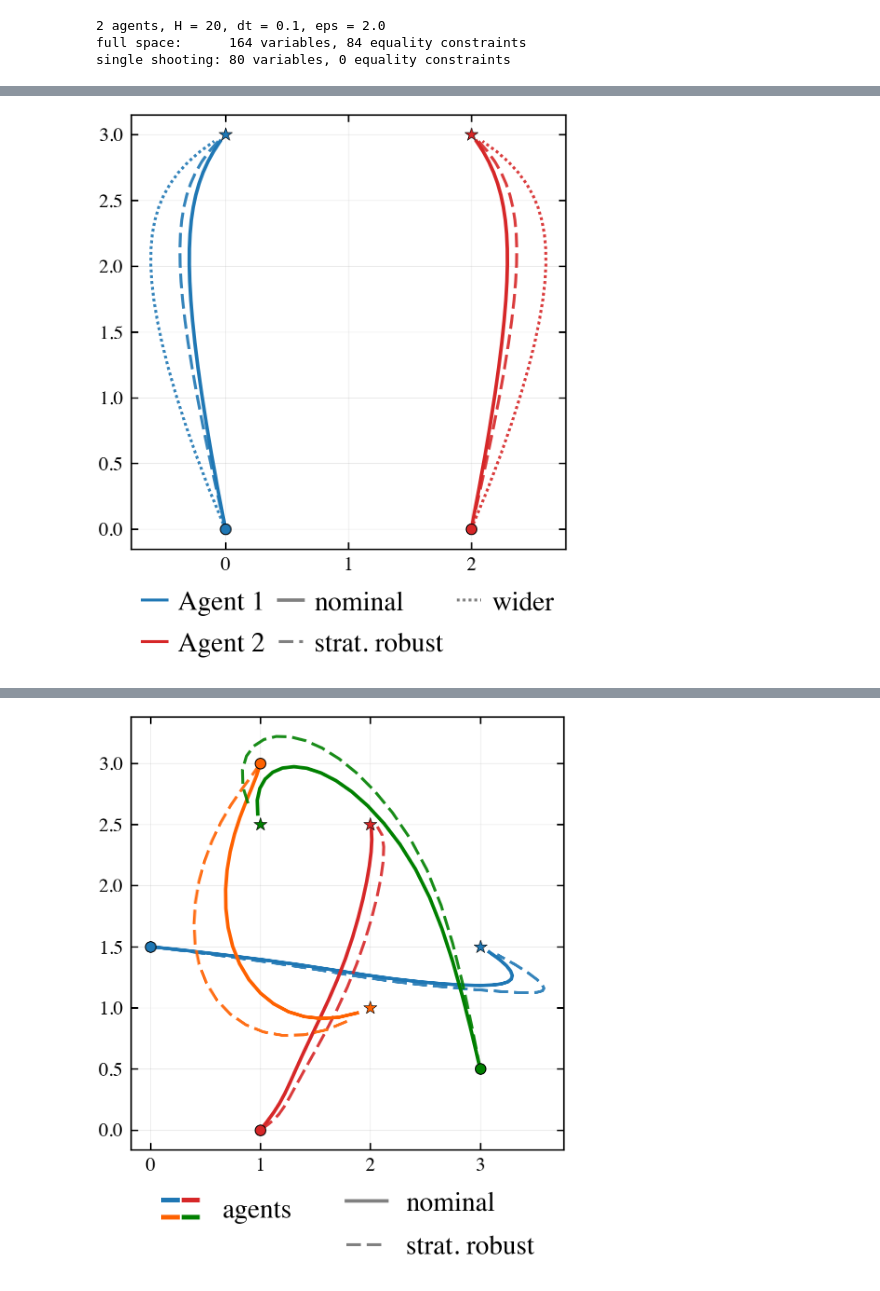
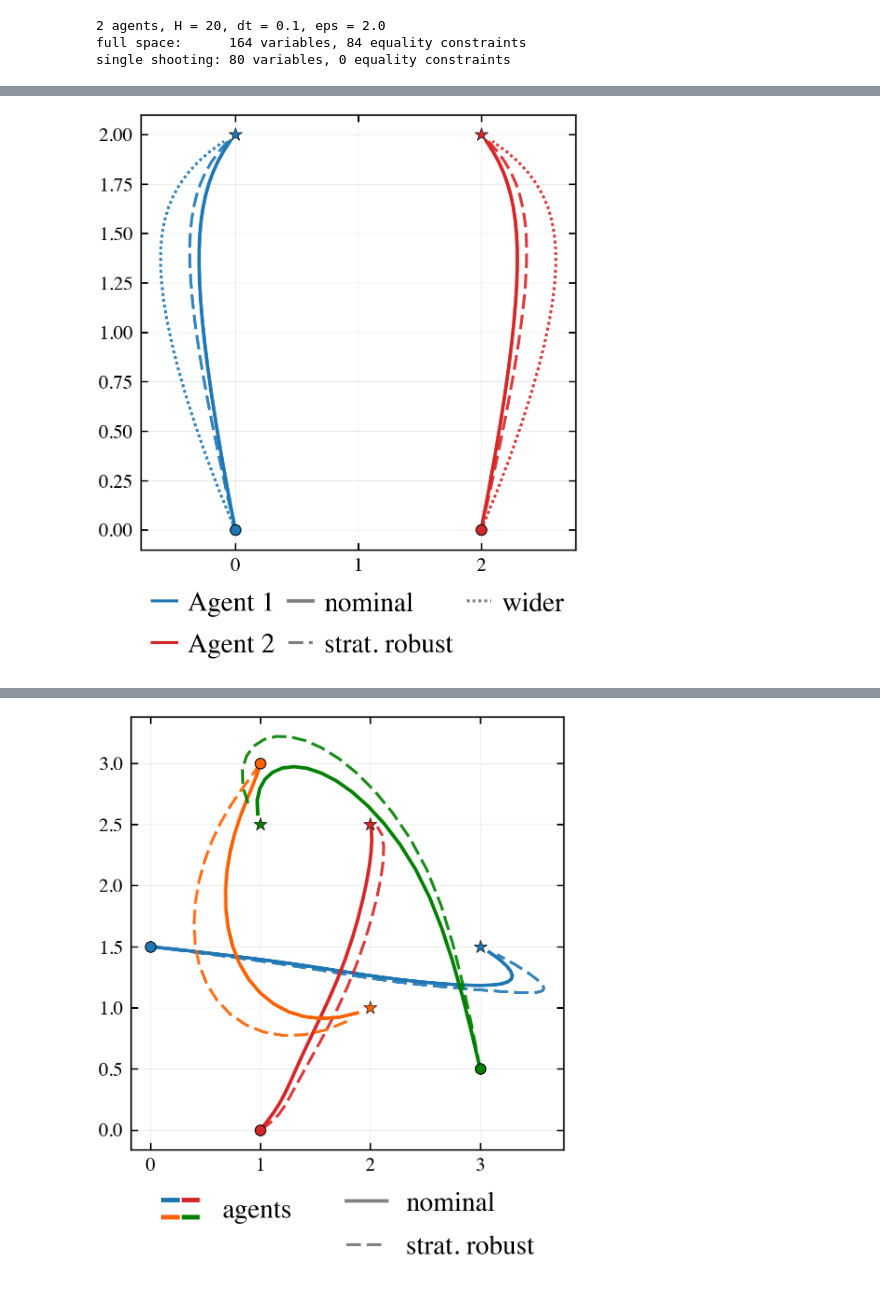
Before and after one commit to victor-qin/strategically_robust_potential_trajopt, a Jupyter notebook: notebooks/collision_example.ipynb, the cells around one changed output, grey strips where cells are left out. Drawn from its saved outputs; the diff is of its cells as text; code cells hidden in the pictures.

```diff
--- a/notebooks/collision_example.ipynb
+++ b/notebooks/collision_example.ipynb
@@ -298,26 +262,26 @@ anticipate.
 # %%
 x0_par = np.array([[0.0, 0.0], [2.0, 0.0]])
-xf_par = np.array([[0.0, 3.0], [2.0, 3.0]])
+xf_par = np.array([[0.0, 2.0], [2.0, 2.0]])
 problem_par = (x0_par, xf_par, A, B, H, Q, R, Qf, n_a, sdim, cdim, pdim)
 
 res_par_nominal = optimize_optimal_shooting(*problem_par, cost_nominal,
                                             distance_cost_grad_func=grad_nominal)
 x_par_nom, u_par_nom = split_solution(res_par_nominal, n_a, H, sdim, cdim)
 res_par_wider = optimize_optimal_shooting(*problem_par, cost_wider,
                                           distance_cost_grad_func=grad_wider,
                                           u_opt=u_par_nom)
 res_par_robust = optimize_everystep_shooting(*problem_par, eps, cost_nominal,
                                              distance_cost_grad_func=grad_nominal,
                                              u_opt=u_par_nom)
 RESULTS_PAR = [res_par_nominal, res_par_wider, res_par_robust]
 
 plotting.plot_trajectories(res_par_nominal, [res_par_robust, res_par_wider],
                            n_a, H, sdim, cdim, xf_par,
                            method_labels=['nominal', 'strat. robust', 'wider'],
                            save_path=FIGDIR / 'parallel_trajectories.png')
 plt.show()
 # %% [output]
-[figure, old version]
+[figure, new version]
 # %%
 plotting.plot_avg_distances(RESULTS_PAR, LABELS, n_a, H, sdim, cdim, pdim, eps, A, B, dt,
                             save_path=FIGDIR / 'parallel_separation.png')
```
Also changed, not shown: parts of 55 cells of this notebook, 12 other files.
